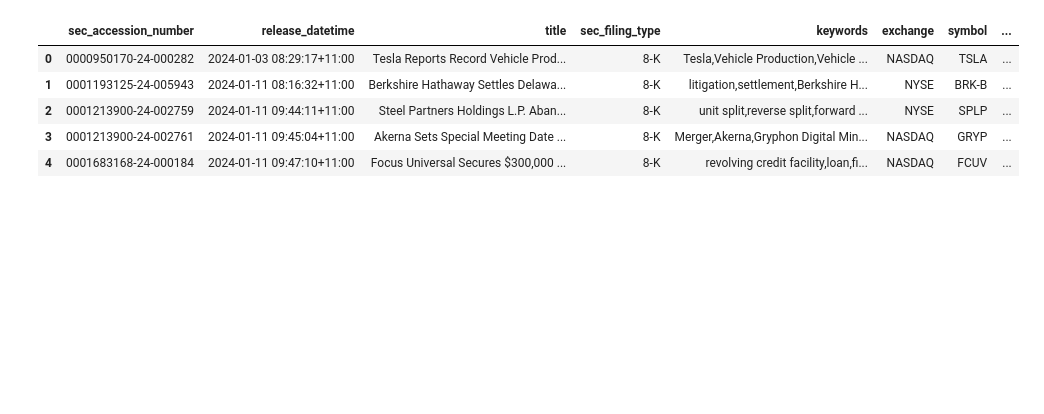
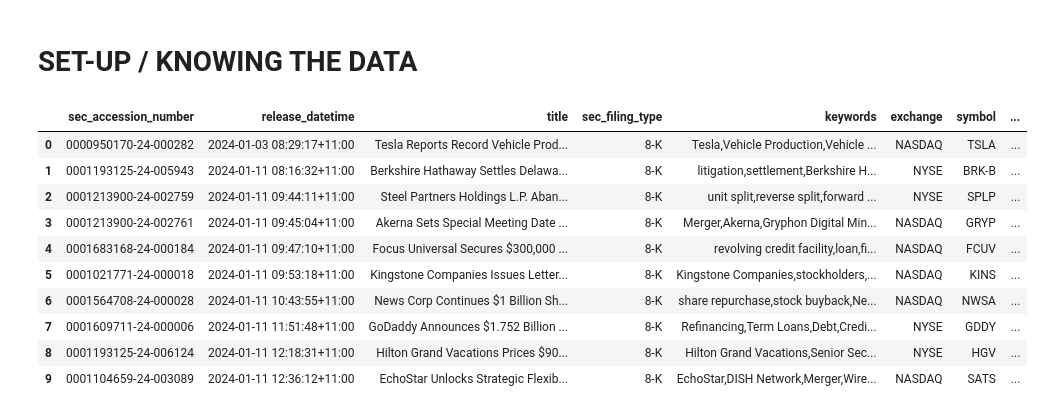
Before and after one commit to lldavoll/NLP-Pipelines-for-Corporate-and-Policy-Data, a Jupyter notebook: GUU_Task_1.ipynb, the cells around one changed output. Saved outputs shown, nothing was run; the diff lists cells and outputs as text; code cells hidden in the pictures; blank space fills up the shorter version.

```diff
--- a/GUU_Task_1.ipynb
+++ b/GUU_Task_1.ipynb
@@ -85,3 +73,5 @@ By: /s/ Marc D. Hamburg
+# %% [markdown]
+# SET-UP / KNOWING THE DATA
 # %%
 """
 SEC Executive Extraction Pipeline
@@ -98,18 +89,23 @@ from collections import Counter
 # %%
 #Print some values:
 
 filings_df = "8k_filings_raw_text_2024.csv"
 
 # Display some rows
-df_sample = pd.read_csv(filings_df, nrows=5)
+df_sample = pd.read_csv(filings_df, nrows=10)
 
 #Print
 df_sample
 # %% [output]
 |  | sec_accession_number | release_datetime | title | sec_filing_type | keywords | exchange | symbol | ... |
 | 0 | 0000950170-24-000282 | 2024-01-03 08:29:17+11:00 | Tesla Reports Record Vehicle Prod... | 8-K | Tesla,Vehicle Production,Vehicle ... | NASDAQ | TSLA | ... |
 | 1 | 0001193125-24-005943 | 2024-01-11 08:16:32+11:00 | Berkshire Hathaway Settles Delawa... | 8-K | litigation,settlement,Berkshire H... | NYSE | BRK-B | ... |
 | 2 | 0001213900-24-002759 | 2024-01-11 09:44:11+11:00 | Steel Partners Holdings L.P. Aban... | 8-K | unit split,reverse split,forward ... | NYSE | SPLP | ... |
 | 3 | 0001213900-24-002761 | 2024-01-11 09:45:04+11:00 | Akerna Sets Special Meeting Date ... | 8-K | Merger,Akerna,Gryphon Digital Min... | NASDAQ | GRYP | ... |
 | 4 | 0001683168-24-000184 | 2024-01-11 09:47:10+11:00 | Focus Universal Secures $300,000 ... | 8-K | revolving credit facility,loan,fi... | NASDAQ | FCUV | ... |
+| 5 | 0001021771-24-000018 | 2024-01-11 09:53:18+11:00 | Kingstone Companies Issues Letter... | 8-K | Kingstone Companies,stockholders,... | NASDAQ | KINS | ... |
+| 6 | 0001564708-24-000028 | 2024-01-11 10:43:55+11:00 | News Corp Continues $1 Billion Sh... | 8-K | share repurchase,stock buyback,Ne... | NASDAQ | NWSA | ... |
+| 7 | 0001609711-24-000006 | 2024-01-11 11:51:48+11:00 | GoDaddy Announces $1.752 Billion ... | 8-K | Refinancing,Term Loans,Debt,Credi... | NYSE | GDDY | ... |
+| 8 | 0001193125-24-006124 | 2024-01-11 12:18:31+11:00 | Hilton Grand Vacations Prices $90... | 8-K | Hilton Grand Vacations,Senior Sec... | NYSE | HGV | ... |
+| 9 | 0001104659-24-003089 | 2024-01-11 12:36:12+11:00 | EchoStar Unlocks Strategic Flexib... | 8-K | EchoStar,DISH Network,Merger,Wire... | NASDAQ | SATS | ... |
 # %%
```
Also changed, not shown: parts of 13 cells of this notebook.
